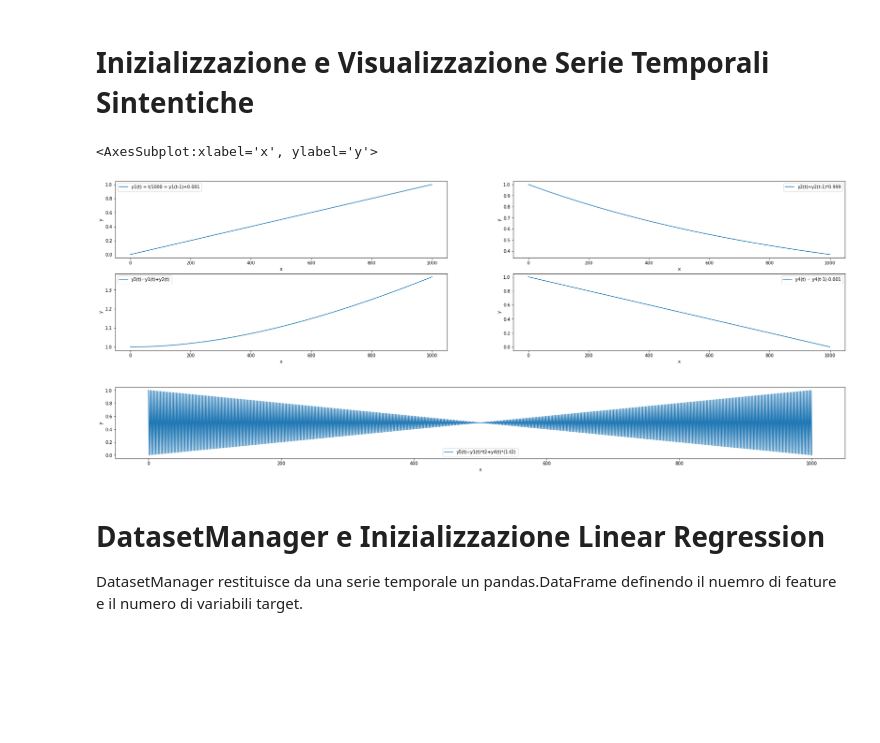
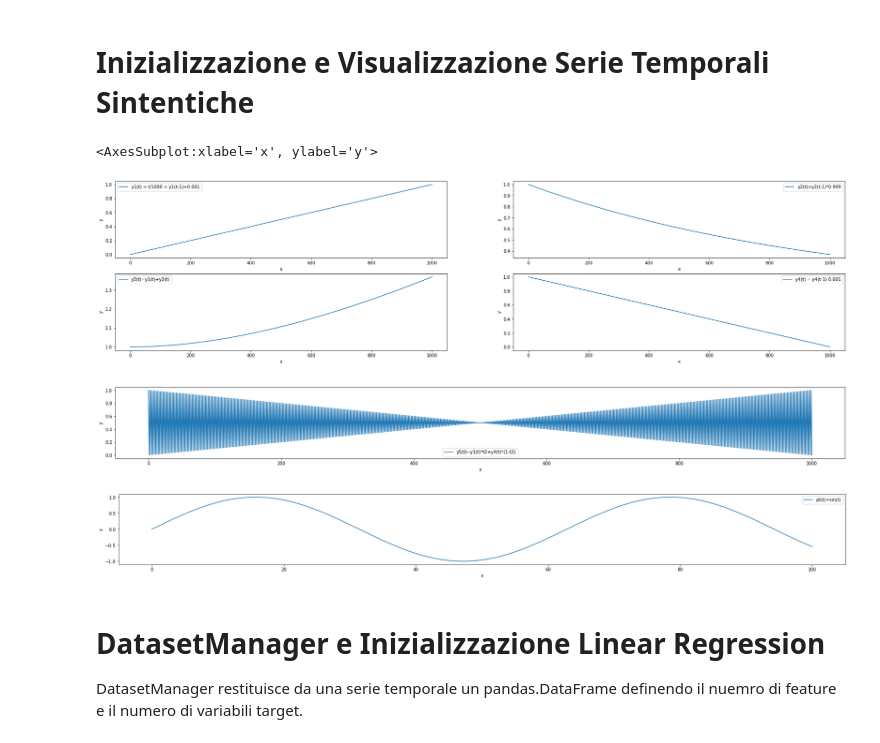
Before and after one commit to lcorallo/forecasting-framework, a Jupyter notebook: synthetic_dataset/linear_regression.ipynb, the cells around one changed output. Cells and saved outputs as stored; diff of their text form; code cells hidden in the pictures; blank space fills up the shorter version.

Commit message:
Adding y6 to Linear Regression synthetic analysis

```diff
--- a/synthetic_dataset/linear_regression.ipynb
+++ b/synthetic_dataset/linear_regression.ipynb
@@ -19,13 +19,13 @@ def RMSE_Loss(actual, predicted):
     return np.sqrt(np.mean(np.square(actual - predicted)))
 # %%
 def getRemoteDataset():
-    return pd.read_csv('https://raw.githubusercontent.com/Uniba-dev-projects/forecasting-framework/master/synthetic_dataset.csv')
+    return pd.read_csv('https://raw.githubusercontent.com/Uniba-dev-projects/forecasting-framework/synthetic_dataset_analysis/synthetic_dataset/synthetic_dataset.csv')
 # %%
 def extractDataframeAndSeries(key, dataset):
     df = dataset[[key]]
     df = df.rename(columns={key: "t"}).reset_index()
-    df.series = df.t.str.replace(",",".", regex=True).astype(float)
-    return df, df.series.squeeze()
+    df.series = df.t.str.replace(",",".", regex=True).astype(np.float32)
+    return df, df.series.squeeze().dropna()
 # %%
 def calculateLoss(y, y_predicted):
     loss = []
@@ -58,27 +58,32 @@ _, series2 = extractDataframeAndSeries('y2(t)=y2(t-1)*0.999', dataset)
 _, series3 = extractDataframeAndSeries('y3(t)=y1(t)+y2(t)', dataset)
 _, series4 = extractDataframeAndSeries('y4(t) = y4(t-1)-0.001', dataset)
 _, series5 = extractDataframeAndSeries('y5(t)=y1(t)*t%2+y4(t)*(1-t%2)', dataset)
+_, series6 = extractDataframeAndSeries('y6(t)=sin(t)', dataset)
 # %%
 plt.figure(figsize=(30,15))
 
 plt.subplot(4, 2, 1)
 series1.plot(kind="line", xlabel="x", ylabel="y", legend=True, label="y1(t) = t/1000 = y1(t-1)+0.001")
 
 plt.subplot(4, 2, 2)
 series2.plot(kind="line", xlabel="x", ylabel="y", legend=True, label="y2(t)=y2(t-1)*0.999")
 
 plt.subplot(4, 2, 3)
 series3.plot(kind="line", xlabel="x", ylabel="y", legend=True, label="y3(t)=y1(t)+y2(t)")
 
 plt.subplot(4, 2, 4)
 series4.plot(kind="line", xlabel="x", ylabel="y", legend=True, label="y4(t) = y4(t-1)-0.001")
 
 plt.figure(figsize=(30,3))
 series5.plot(kind="line", xlabel="x", ylabel="y", legend=True, label="y5(t)=y1(t)*t2+y4(t)*(1-t2)")
+
+plt.figure(figsize=(30,3))
+series6.plot(kind="line", xlabel="x", ylabel="y", legend=True, label="y6(t)=sin(t)")
 # %% [output]
 <AxesSubplot:xlabel='x', ylabel='y'>
 [figure]
 [figure]
+[figure, added]
 # %% [markdown]
 # DatasetManager e Inizializzazione Linear Regression
 DatasetManager restituisce da una serie temporale un pandas.DataFrame definendo il nuemro di feature e il numero di variabili target.
```
Also changed, not shown: parts of 2 cells of this notebook.
